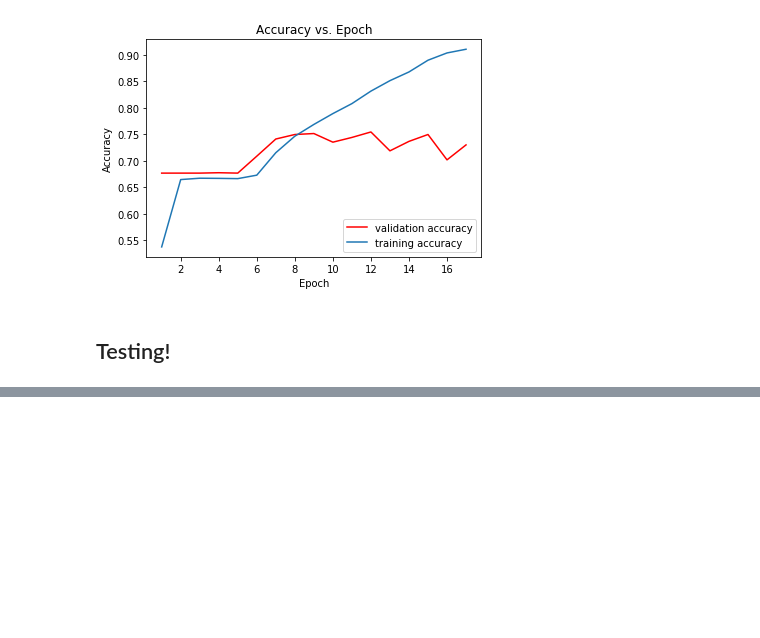
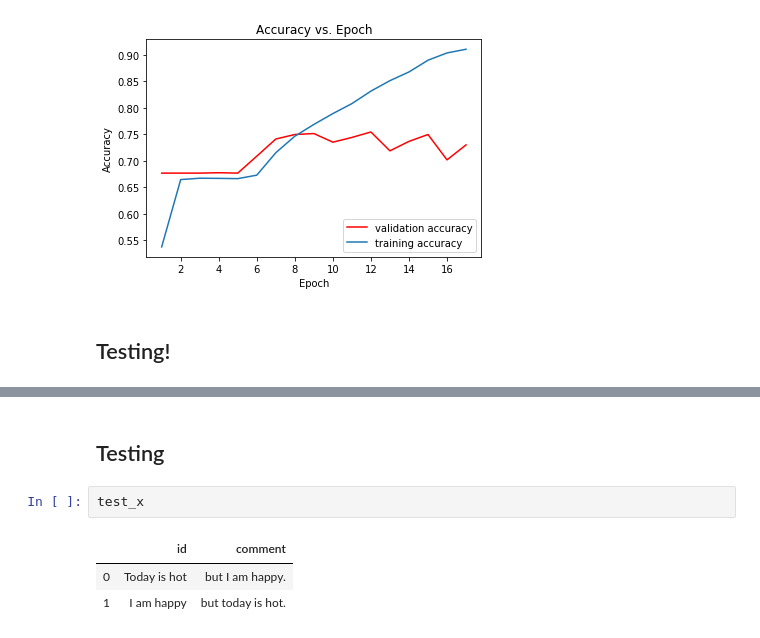
Before and after one commit to timlee0119/ML2019FALL, a Jupyter notebook: hw5/hw5.ipynb, the cells around one changed output, grey strips where cells are left out. Saved outputs shown, nothing was run; the diff lists cells and outputs as text; blank space fills up the shorter version.

```diff
--- a/hw5/hw5.ipynb
+++ b/hw5/hw5.ipynb
@@ -340,0 +507,8 @@ Writing results to results/valid_0.7619.csv
+# %% [markdown]
+## Testing
+# %%
+test_x
+# %% [output]
+|  | id | comment |
+| 0 | Today is hot | but I am happy. |
+| 1 | I am happy | but today is hot. |
```
Also changed, not shown: parts of 18 cells of this notebook, 3 other files.
